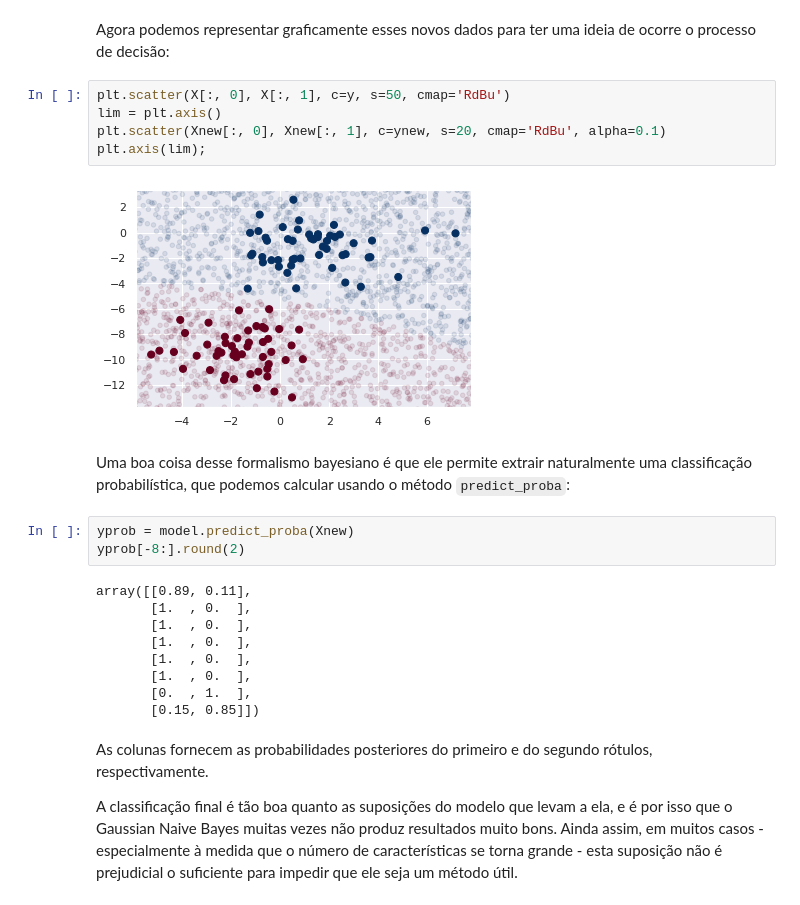
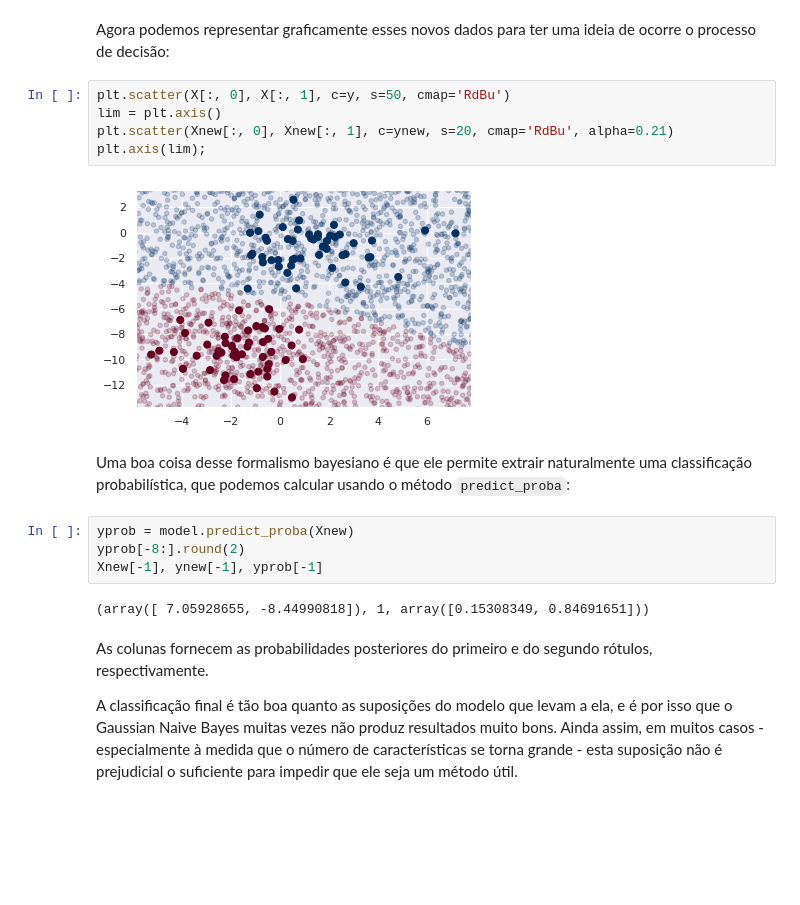
Before and after one commit to paulotguerra/QXD0178, a Jupyter notebook: 02.01-Mineracao-de-Dados-Classificacao.ipynb, the cells around one changed output. Cells and saved outputs as stored; diff of their text form; blank space fills up the shorter version.

```diff
--- a/02.01-Mineracao-de-Dados-Classificacao.ipynb
+++ b/02.01-Mineracao-de-Dados-Classificacao.ipynb
@@ -183,24 +185,18 @@ Agora podemos representar graficamente esses novos dados para ter uma ideia de o
 # %%
 plt.scatter(X[:, 0], X[:, 1], c=y, s=50, cmap='RdBu')
 lim = plt.axis()
-plt.scatter(Xnew[:, 0], Xnew[:, 1], c=ynew, s=20, cmap='RdBu', alpha=0.1)
+plt.scatter(Xnew[:, 0], Xnew[:, 1], c=ynew, s=20, cmap='RdBu', alpha=0.21)
 plt.axis(lim);
 # %% [output]
-[figure, old version]
+[figure, new version]
 # %% [markdown]
 Uma boa coisa desse formalismo bayesiano é que ele permite extrair naturalmente uma classificação probabilística, que podemos calcular usando o método ``predict_proba``:
 # %%
 yprob = model.predict_proba(Xnew)
 yprob[-8:].round(2)
+Xnew[-1], ynew[-1], yprob[-1]
 # %% [output]
-array([[0.89, 0.11],
-       [1.  , 0.  ],
-       [1.  , 0.  ],
-       [1.  , 0.  ],
-       [1.  , 0.  ],
-       [1.  , 0.  ],
-       [0.  , 1.  ],
-       [0.15, 0.85]])
+(array([ 7.05928655, -8.44990818]), 1, array([0.15308349, 0.84691651]))
 # %% [markdown]
 As colunas fornecem as probabilidades posteriores do primeiro e do segundo rótulos, respectivamente.
 
```
Also changed, not shown: parts of 80 cells of this notebook.
